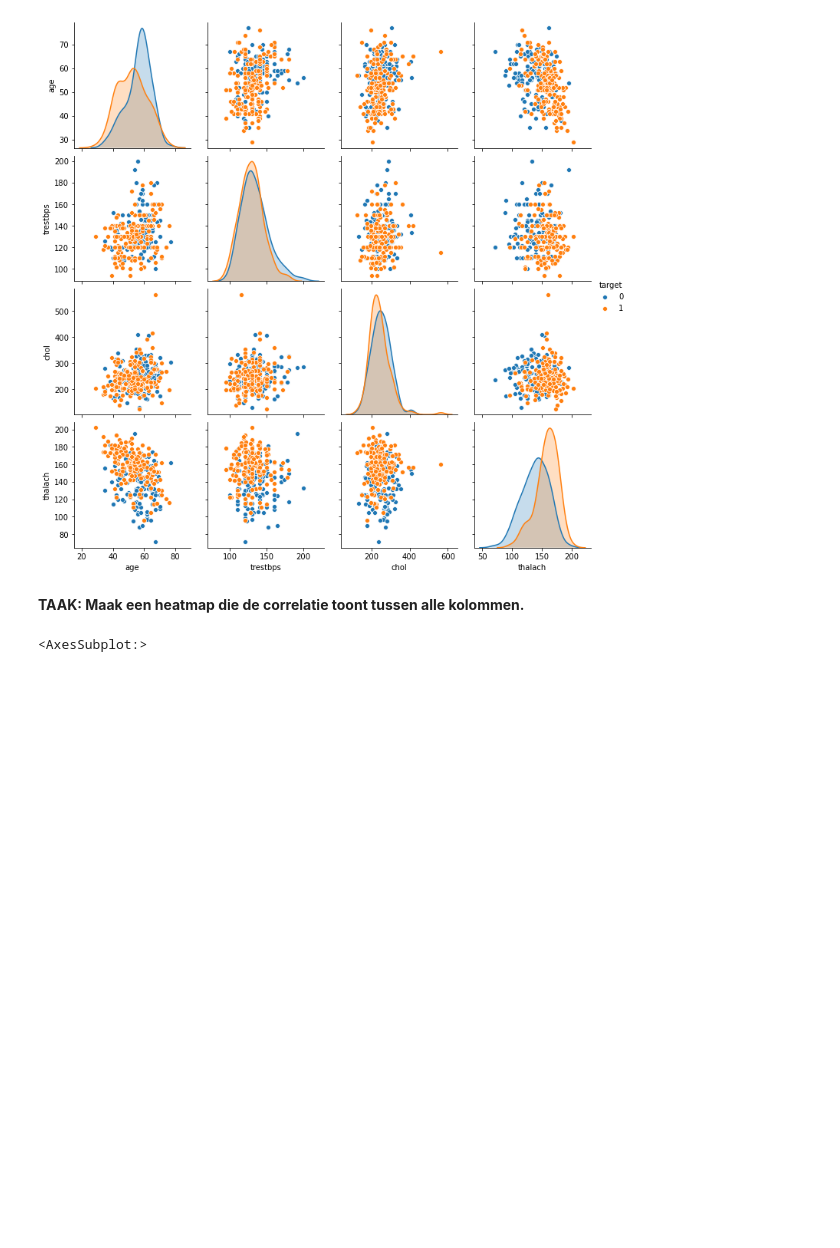
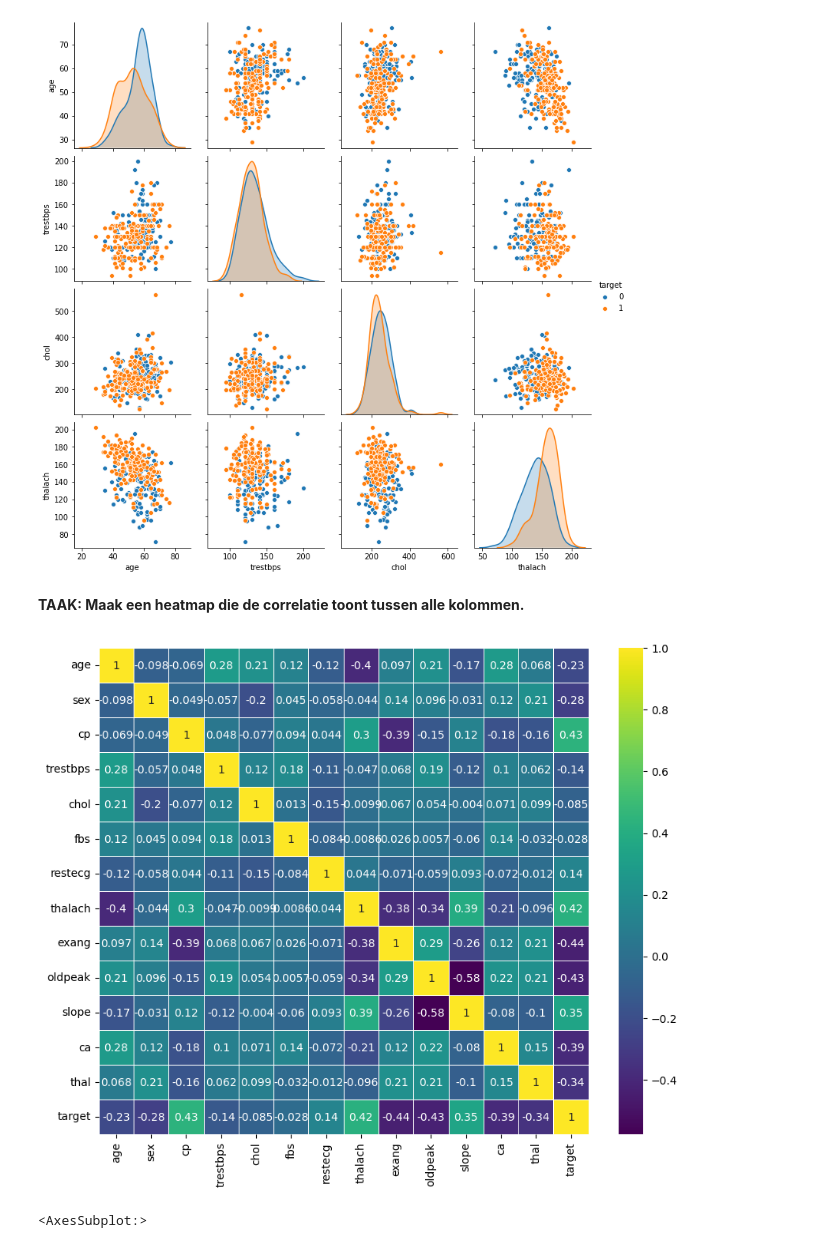
Before and after one commit to montypie/DS_Projects, a Jupyter notebook: exams/Regression/Logistic-Regression-Opdracht_YK.ipynb, the cells around one changed output. Cells and saved outputs as stored; diff of their text form; code cells hidden in the pictures; blank space fills up the shorter version.

```diff
--- a/exams/Regression/Logistic-Regression-Opdracht_YK.ipynb
+++ b/exams/Regression/Logistic-Regression-Opdracht_YK.ipynb
@@ -172,3 +178,16 @@ df.describe().T
+# %%
+df_corr = df.corr()
+plt.figure(figsize=(10, 8))
+sns.heatmap(
+    df_corr,
+    annot=True,
+    cmap='viridis',
+    linewidths=0.5
+    )
+
+plt.show()
+# %% [output]
+[figure, added]
 # %%
 # %% [output]
 <AxesSubplot:>
```
Also changed, not shown: parts of 6 cells of this notebook.
